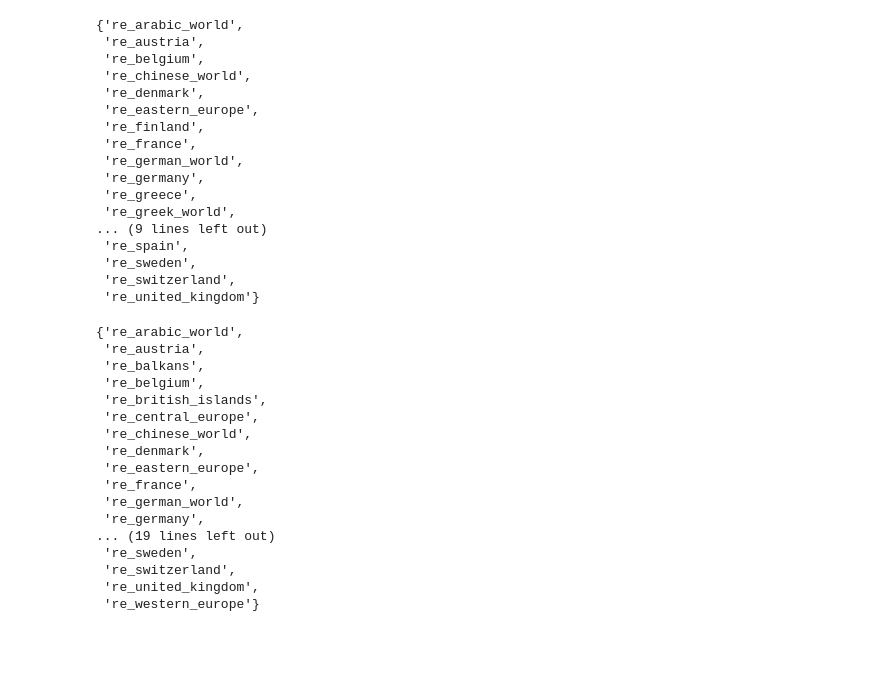
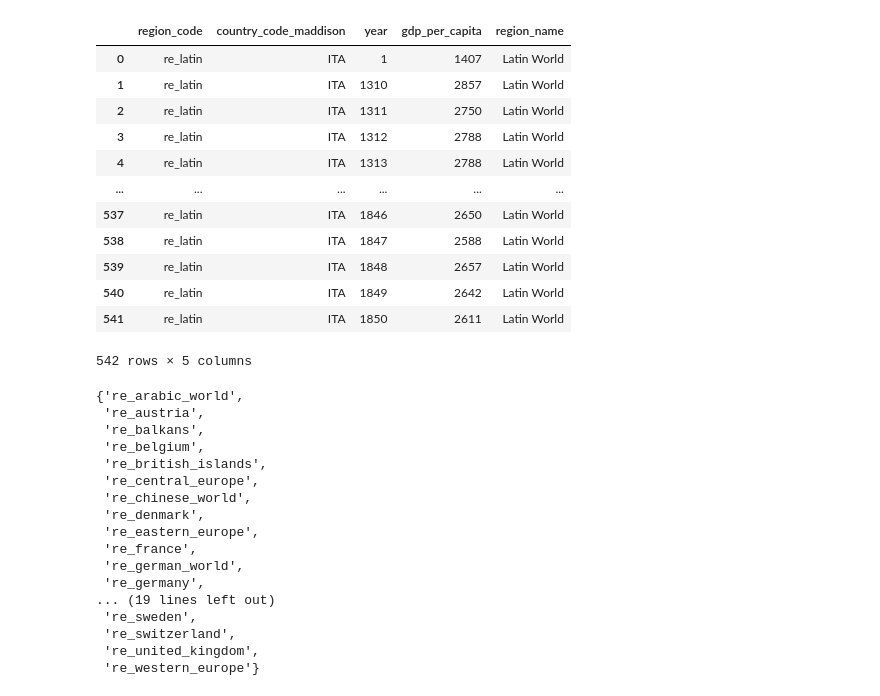
Before and after one commit to charlesdedampierre/cultura_project, a Jupyter notebook: notebooks/read_data.ipynb, the cells around one changed output. Saved outputs shown, nothing was run; the diff lists cells and outputs as text; code cells hidden in the pictures; blank space fills up the shorter version.

```diff
--- a/notebooks/read_data.ipynb
+++ b/notebooks/read_data.ipynb
@@ -12,26 +12,22 @@ conn = sqlite3.connect(DB_PATH)
 # %%
 # Individuals Regions
 df_gdp = pd.read_sql_query("SELECT * FROM gdp", conn)
-# %%
-set(df_gdp.region_code)
-# %% [output]
-{'re_arabic_world',
- 're_austria',
- 're_belgium',
- 're_chinese_world',
- 're_denmark',
- 're_eastern_europe',
- 're_finland',
- 're_france',
- 're_german_world',
- 're_germany',
- 're_greece',
- 're_greek_world',
-... (9 lines left out)
- 're_spain',
- 're_sweden',
- 're_switzerland',
- 're_united_kingdom'}
+# %%
+df_gdp[df_gdp['region_code']=='re_latin']
+# %% [output]
+|  | region_code | country_code_maddison | year | gdp_per_capita | region_name |
+| 0 | re_latin | ITA | 1 | 1407 | Latin World |
+| 1 | re_latin | ITA | 1310 | 2857 | Latin World |
+| 2 | re_latin | ITA | 1311 | 2750 | Latin World |
+| 3 | re_latin | ITA | 1312 | 2788 | Latin World |
+| 4 | re_latin | ITA | 1313 | 2788 | Latin World |
+| ... | ... | ... | ... | ... | ... |
+| 537 | re_latin | ITA | 1846 | 2650 | Latin World |
+| 538 | re_latin | ITA | 1847 | 2588 | Latin World |
+| 539 | re_latin | ITA | 1848 | 2657 | Latin World |
+| 540 | re_latin | ITA | 1849 | 2642 | Latin World |
+| 541 | re_latin | ITA | 1850 | 2611 | Latin World |
+542 rows × 5 columns
 # %%
 # re_netherlands
 # re_nordic_countries
```
Also changed, not shown: parts of 1 cell of this notebook, 5 other files.
